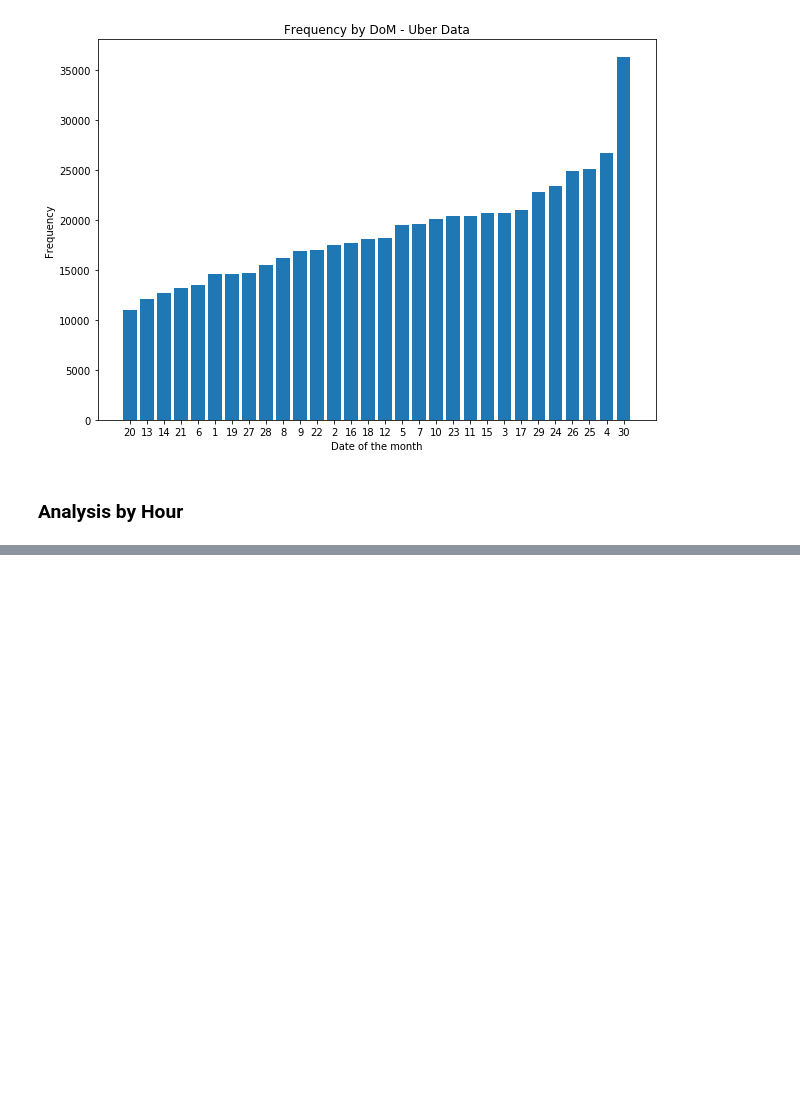
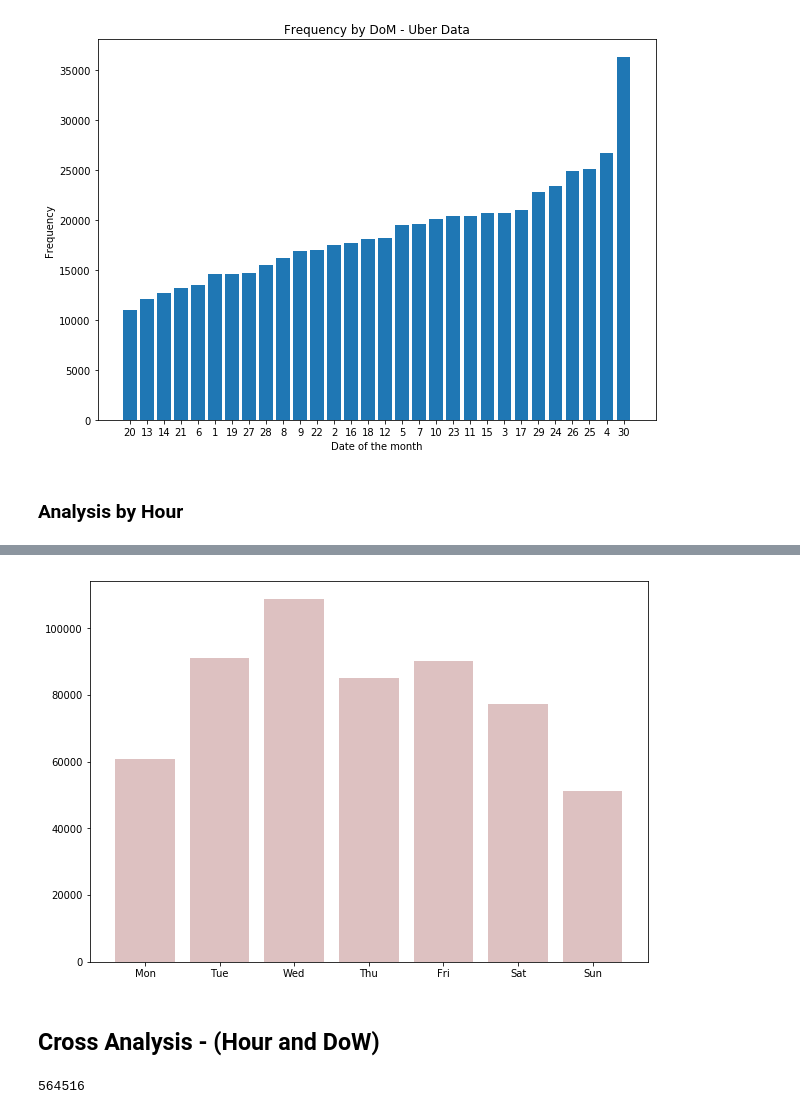
Before and after one commit to monica2702/Uber_DataAnalytics, a Jupyter notebook: Uber_DataAnalytics.ipynb, the cells around one changed output, grey strips where cells are left out. Cells and saved outputs as stored; diff of their text form; code cells hidden in the pictures; blank space fills up the shorter version.

```diff
--- a/Uber_DataAnalytics.ipynb
+++ b/Uber_DataAnalytics.ipynb
@@ -300,0 +319,13 @@ hist(data.hour)
+# %%
+hist(data.weekday, bins =7, range=(-0.5, 6.5), rwidth=0.8, color = '#AA6666', alpha = 0.4)
+xticks(range(7), 'Mon Tue Wed Thu Fri Sat Sun'.split( ))
+
+plt.show()
+# %% [output]
+[figure, added]
+# %% [markdown]
+## Cross Analysis - (Hour and DoW)
+# %%
+count_rows(data)
+# %% [output]
+564516
```
Also changed, not shown: parts of 14 cells of this notebook.
